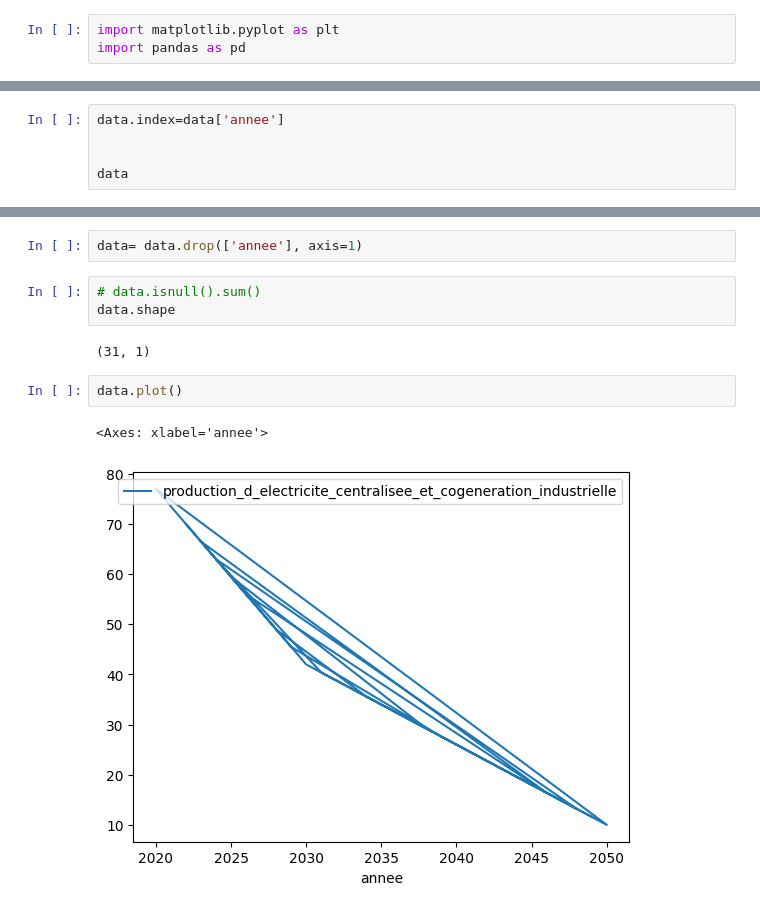
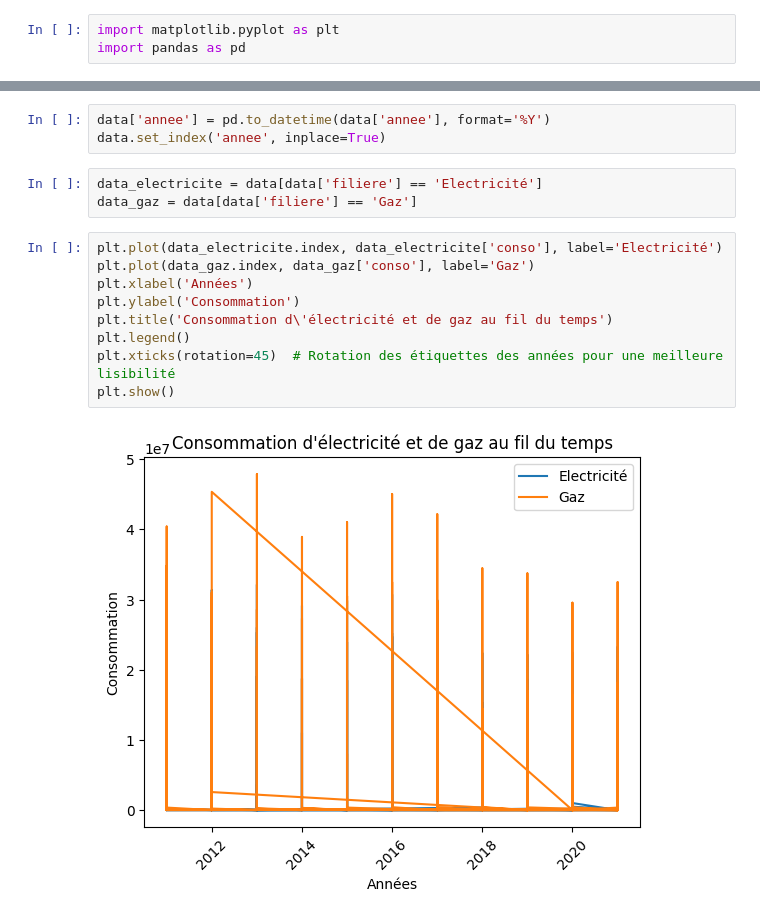
Before and after one commit to Sylou2022/Projet_ARIMA, a Jupyter notebook: test.ipynb, the cells around one changed output, grey strips where cells are left out. Cells and saved outputs as stored; diff of their text form.

```diff
--- a/test.ipynb
+++ b/test.ipynb
@@ -48,5 +39,0 @@ data
-# %%
-data.index=data['annee']
-
-
-data
@@ -72,12 +40,17 @@ data
-# %%
-data= data.drop(['annee'], axis=1)
-# %%
-# data.isnull().sum()
-data.shape
-# %% [output]
-(31, 1)
-# %%
-data.plot()
-# %% [output]
-<Axes: xlabel='annee'>
-[figure, removed]
+# %%
+data['annee'] = pd.to_datetime(data['annee'], format='%Y')
+data.set_index('annee', inplace=True)
+# %%
+data_electricite = data[data['filiere'] == 'Electricité']
+data_gaz = data[data['filiere'] == 'Gaz']
+# %%
+plt.plot(data_electricite.index, data_electricite['conso'], label='Electricité')
+plt.plot(data_gaz.index, data_gaz['conso'], label='Gaz')
+plt.xlabel('Années')
+plt.ylabel('Consommation')
+plt.title('Consommation d\'électricité et de gaz au fil du temps')
+plt.legend()
+plt.xticks(rotation=45)  # Rotation des étiquettes des années pour une meilleure lisibilité
+plt.show()
+# %% [output]
+[figure, added]
```
Also changed, not shown: parts of 5 cells of this notebook, 9 other files.
